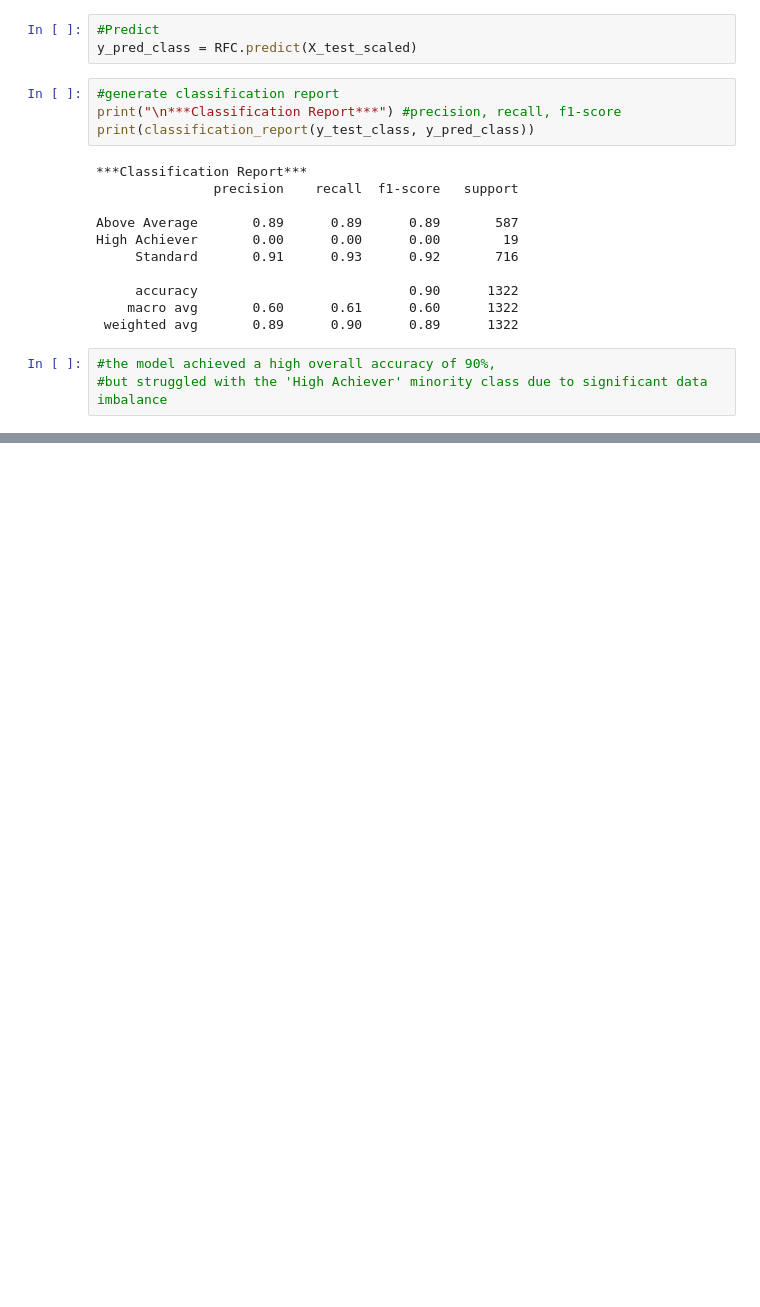
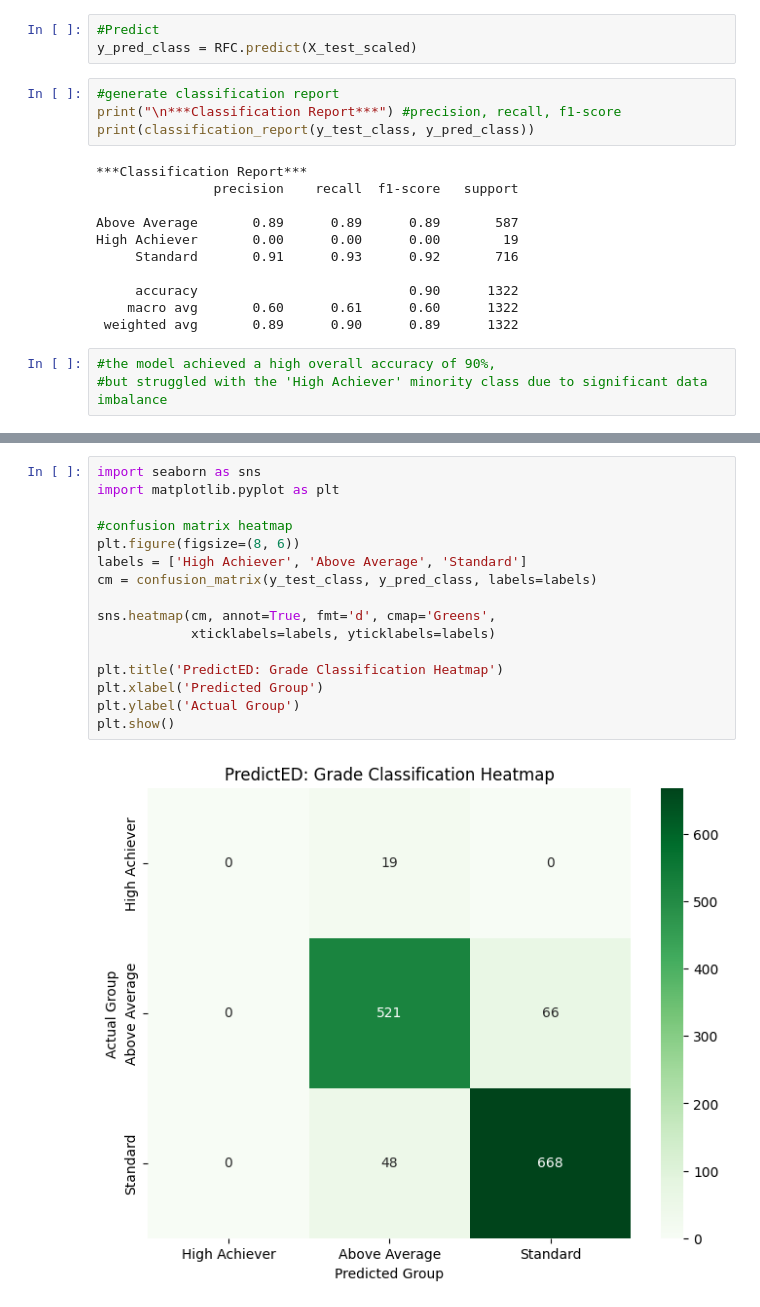
Before and after one commit to AnoshaCanCode/PredictEd, a Jupyter notebook: PredictEd_Final.ipynb, the cells around one changed output, grey strips where cells are left out. Cells and saved outputs as stored; diff of their text form; blank space fills up the shorter version.

Commit message:
Final Implementation: Models saved, added clean heatmap visualization

```diff
--- a/PredictEd_Final.ipynb
+++ b/PredictEd_Final.ipynb
@@ -763,0 +759,18 @@ Note: you may need to restart the kernel to use updated packages.
+# %%
+import seaborn as sns
+import matplotlib.pyplot as plt
+
+#confusion matrix heatmap
+plt.figure(figsize=(8, 6))
+labels = ['High Achiever', 'Above Average', 'Standard']
+cm = confusion_matrix(y_test_class, y_pred_class, labels=labels)
+
+sns.heatmap(cm, annot=True, fmt='d', cmap='Greens',
+            xticklabels=labels, yticklabels=labels)
+
+plt.title('PredictED: Grade Classification Heatmap')
+plt.xlabel('Predicted Group')
+plt.ylabel('Actual Group')
+plt.show()
+# %% [output]
+[figure, added]
```
Also changed, not shown: parts of 3 cells of this notebook.
